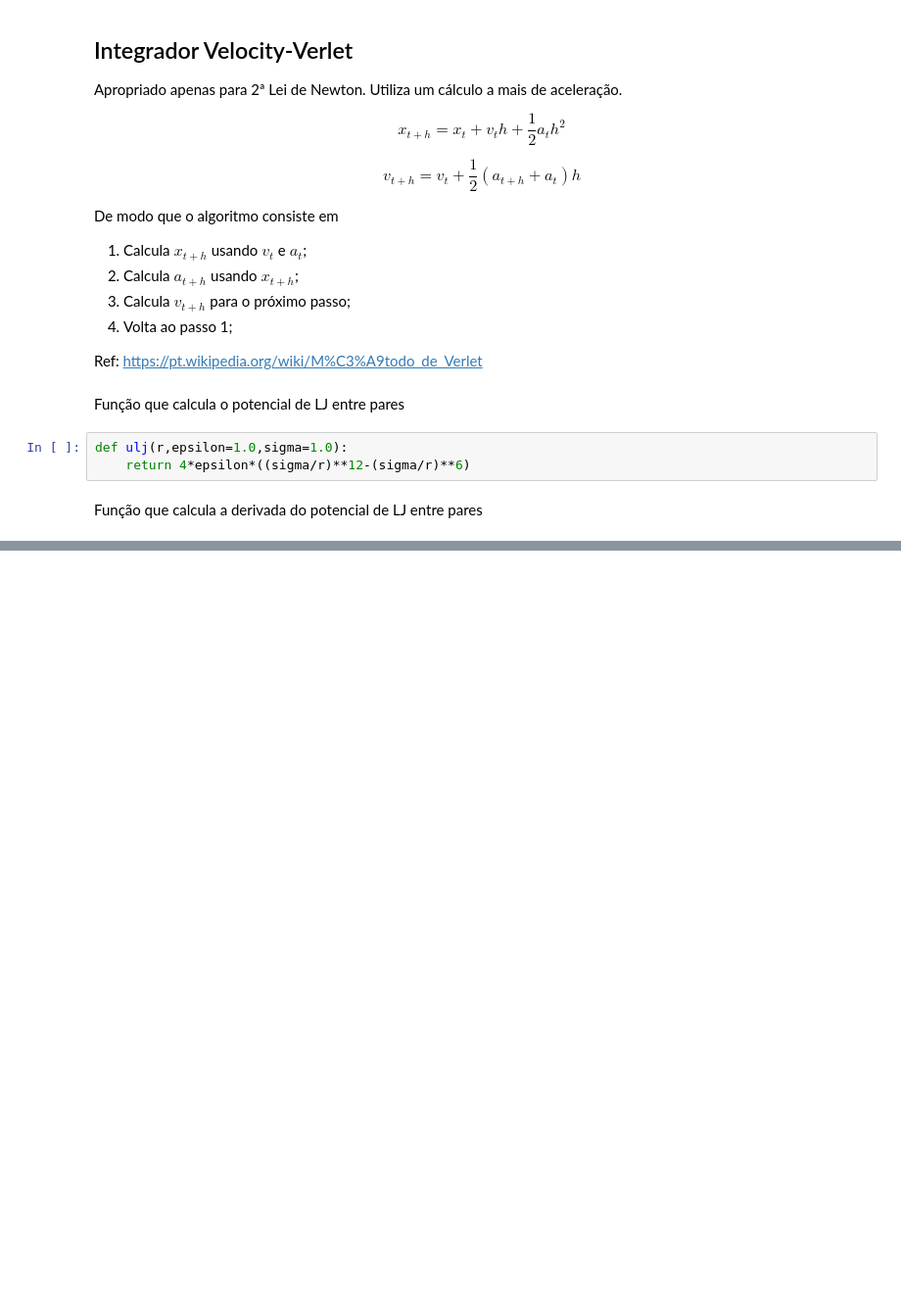
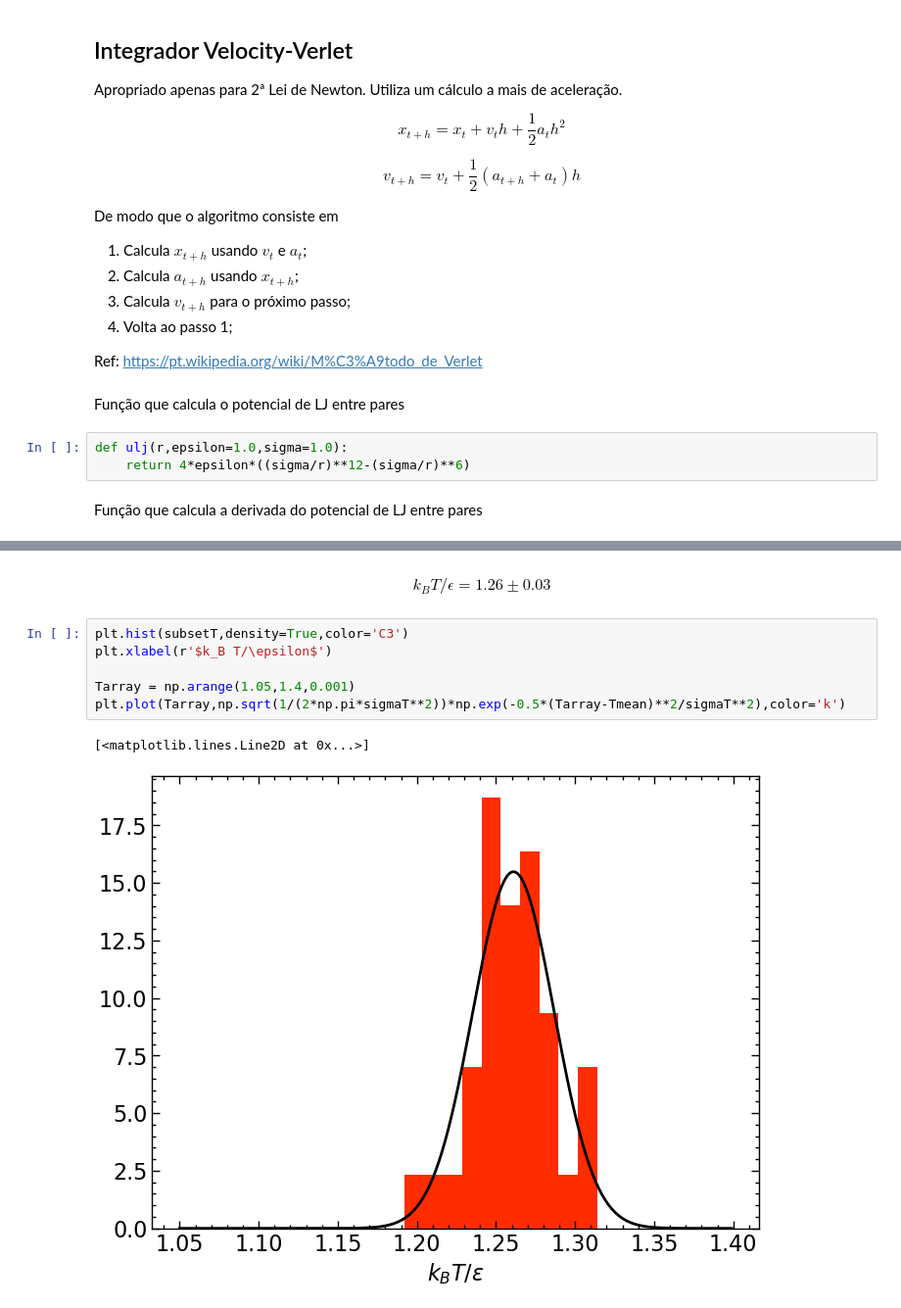
Before and after one commit to elvissoares/EQE595-SimMol, a Jupyter notebook: Aula05-Ensemble-NVE.ipynb, the cells around one changed output, grey strips where cells are left out. Shown at 98% size. Saved outputs shown, nothing was run; the diff lists cells and outputs as text; blank space fills up the shorter version.

```diff
--- a/Aula05-Ensemble-NVE.ipynb
+++ b/Aula05-Ensemble-NVE.ipynb
@@ -280,0 +337,11 @@ plt.ylabel(r'$k_B T/\epsilon$')
+# %% [markdown]
+$$ k_B T /\epsilon = 1.26 \pm 0.03$$
+# %%
+plt.hist(subsetT,density=True,color='C3')
+plt.xlabel(r'$k_B T/\epsilon$')
+
+Tarray = np.arange(1.05,1.4,0.001)
+plt.plot(Tarray,np.sqrt(1/(2*np.pi*sigmaT**2))*np.exp(-0.5*(Tarray-Tmean)**2/sigmaT**2),color='k')
+# %% [output]
+[<matplotlib.lines.Line2D at 0x...>]
+[figure, added]
```
Also changed, not shown: parts of 28 cells of this notebook.
